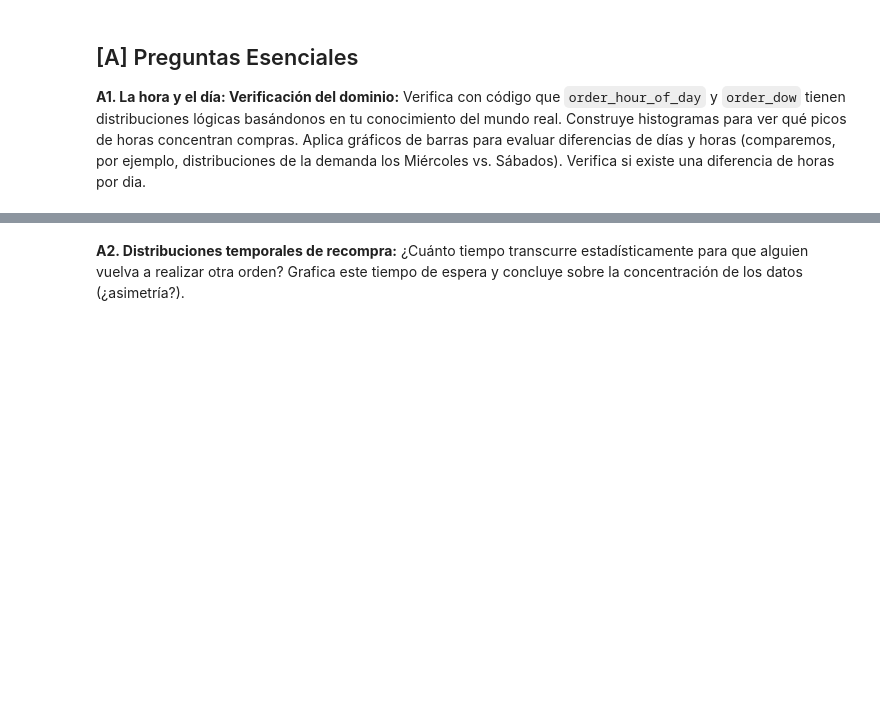
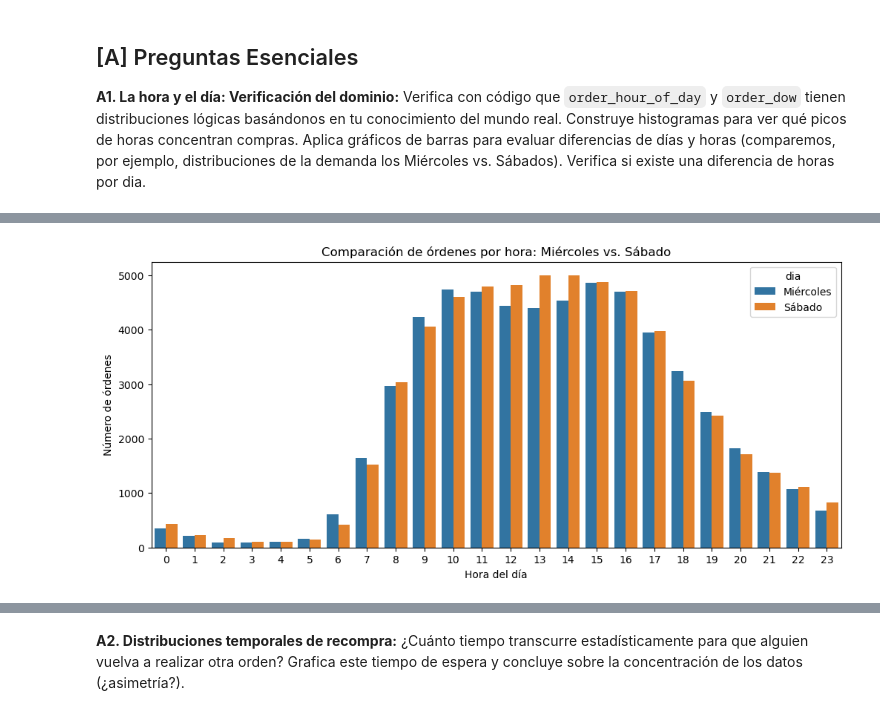
Before and after one commit to gbberru/ds-week-2, a Jupyter notebook: taller_3_Gustavo_Berru.ipynb, the cells around one changed output, grey strips where cells are left out. Drawn from its saved outputs; the diff is of its cells as text; code cells hidden in the pictures; blank space fills up the shorter version.

```diff
--- a/taller_3_Gustavo_Berru.ipynb
+++ b/taller_3_Gustavo_Berru.ipynb
@@ -926,0 +990,21 @@ Verifica con código que `order_hour_of_day` y `order_dow` tienen distribuciones
+# %%
+#Comparar Miércoles vs. Sábado por hora
+
+comparacion = (
+    orders_a1[orders_a1["order_dow"].isin([3, 6])]
+    .groupby(["order_dow", "order_hour_of_day"])
+    .size()
+    .reset_index(name="n_orders")
+)
+
+comparacion["dia"] = comparacion["order_dow"].map({3: "Miércoles", 6: "Sábado"})
+
+plt.figure(figsize=(12,5))
+sns.barplot(data=comparacion, x="order_hour_of_day", y="n_orders", hue="dia")
+plt.title("Comparación de órdenes por hora: Miércoles vs. Sábado")
+plt.xlabel("Hora del día")
+plt.ylabel("Número de órdenes")
+plt.xticks(range(0,24))
+plt.show()
+# %% [output]
+[figure, added]
```
Also changed, not shown: parts of 16 cells of this notebook.
